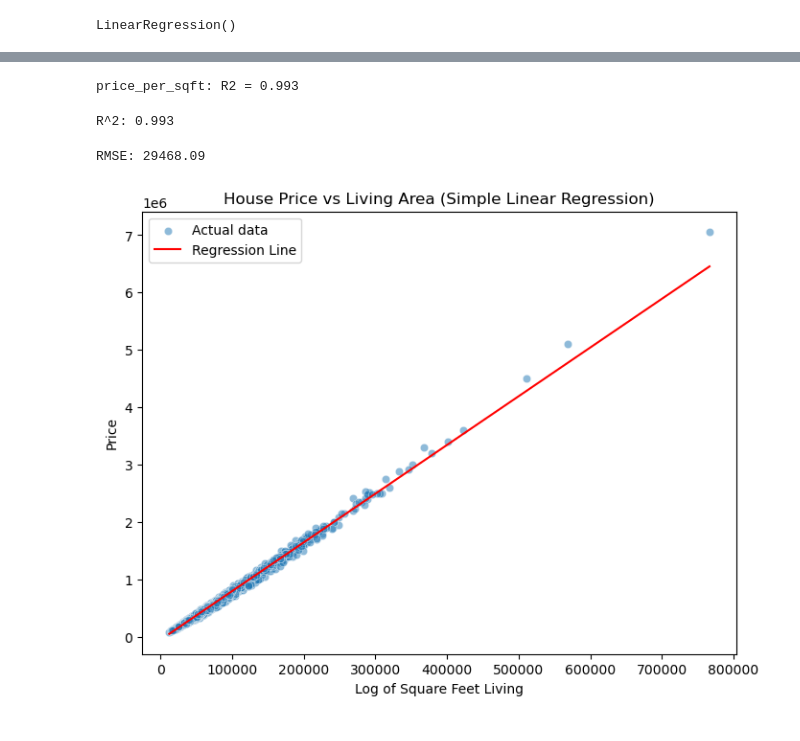
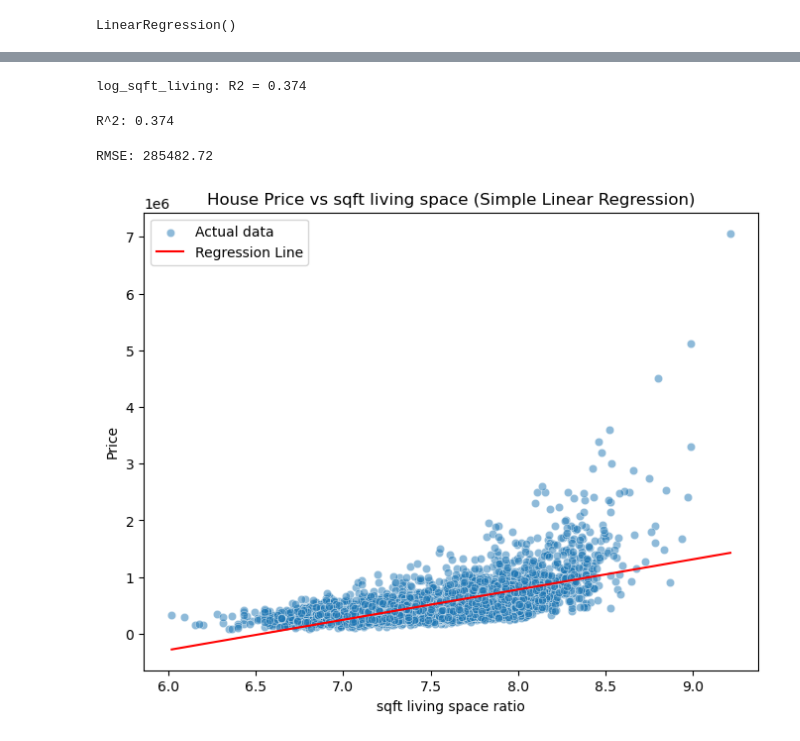
Before and after one commit to elbi3/AI-ML-Assignment2-Linear-Regression, a Jupyter notebook: notebooks/linear_regression-2.ipynb, the cells around one changed output, grey strips where cells are left out. Cells and saved outputs as stored; diff of their text form; code cells hidden in the pictures.

```diff
--- a/notebooks/linear_regression-2.ipynb
+++ b/notebooks/linear_regression-2.ipynb
@@ -373,12 +372,11 @@ Index(['id', 'date', 'price', 'bedrooms', 'bathrooms', 'sqft_living',
 # %%
 # Split the data into training and testing sets (80/20)
 # X = df_features[["living_to_lot_ratio"]] #0.032
-X = df_features[["price_per_sqft"]] #0.993
-# X = df_features[["price_sqft_neighbors"]] #0.995
 # X = df_features[["bath_per_bed"]] #0.074
-# X = df_features[["sqft_floors"]] #0.031
+X = df_features[["log_sqft_living"]] #0.374
 
-# X = df_features[["log_sqft_living", "price_per_sqft"]] #0.996
+# X = df_features[["sqft_floors", "bath_per_bed"]] #0.080
+# X = df_features[["sqft_floors", "bath_per_bed","living_to_lot_ratio"]] #0.085
 
 y = df_features["price"] #target,
 X_train, X_test, y_train, y_test = train_test_split(X, y, test_size=0.2, random_state=42)
@@ -418,7 +416,7 @@ for col in X_train.columns:
     y_pred = temp_model.predict(X_test[[col]])
     print(f"{col}: R2 = {r2_score(y_test, y_pred):.3f}")
 # %% [output]
-price_per_sqft: R2 = 0.993
+log_sqft_living: R2 = 0.374
 # %%
 y_pred = model.predict(X_test)
 # %%
@@ -426,22 +424,31 @@ y_pred = model.predict(X_test)
 r2 = r2_score(y_test, y_pred)
 print(f"R^2: {r2:.3f}")
 # %% [output]
-R^2: 0.993
+R^2: 0.374
 # %%
 # evaluate: msc score
 mse = mean_squared_error(y_test, y_pred)
 rmse = np.sqrt(mse)
 print(f"RMSE: {rmse:.2f}") # about 29k off from sale prices
 # %% [output]
-RMSE: 29468.09
+RMSE: 285482.72
 # %%
 plt.figure(figsize=(8,6))
-sns.scatterplot(x=X_test["price_per_sqft"], y=y_test, alpha=0.5, label="Actual data")
-sns.lineplot(x=X_test["price_per_sqft"], y=y_pred, color="red", label="Regression Line")
-plt.title("House Price vs Living Area (Simple Linear Regression)")
-plt.xlabel("Log of Square Feet Living")
+sns.scatterplot(x=X_test["bath_per_bed"], y=y_test, alpha=0.5, label="Actual data")
+sns.lineplot(x=X_test["bath_per_bed"], y=y_pred, color="red", label="Regression Line")
+plt.title("House Price vs bathroom-bedroom ratio (Simple Linear Regression)")
+plt.xlabel("bathroom-bedroom ratio")
 plt.ylabel("Price")
 plt.legend()
 plt.show()
-# %% [output]
-[figure, removed]
+# %%
+plt.figure(figsize=(8,6))
+sns.scatterplot(x=X_test["log_sqft_living"], y=y_test, alpha=0.5, label="Actual data")
+sns.lineplot(x=X_test["log_sqft_living"], y=y_pred, color="red", label="Regression Line")
+plt.title("House Price vs sqft living space (Simple Linear Regression)")
+plt.xlabel("sqft living space ratio")
+plt.ylabel("Price")
+plt.legend()
+plt.show()
+# %% [output]
+[figure, added]
```
Also changed, not shown: parts of 7 cells of this notebook.
